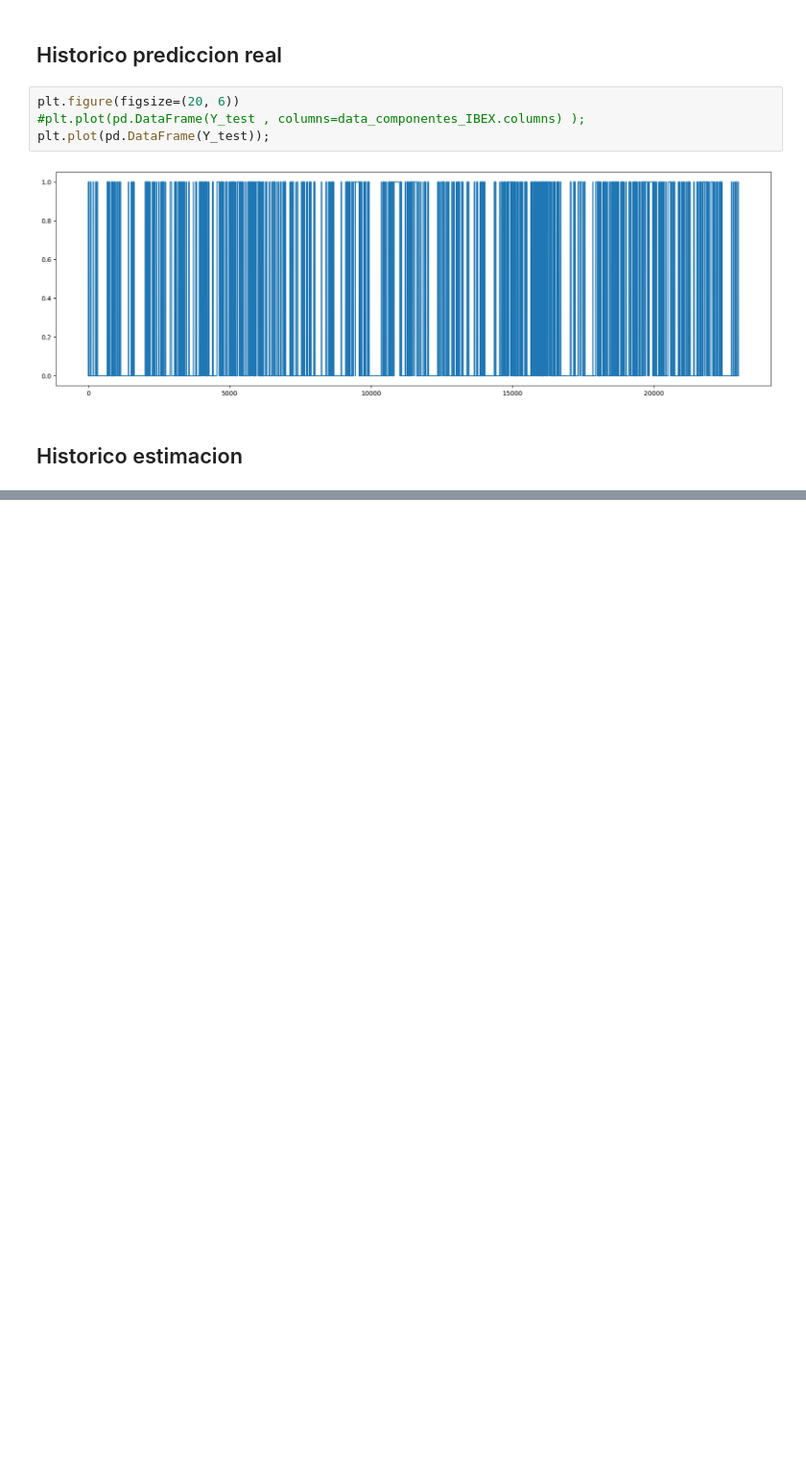
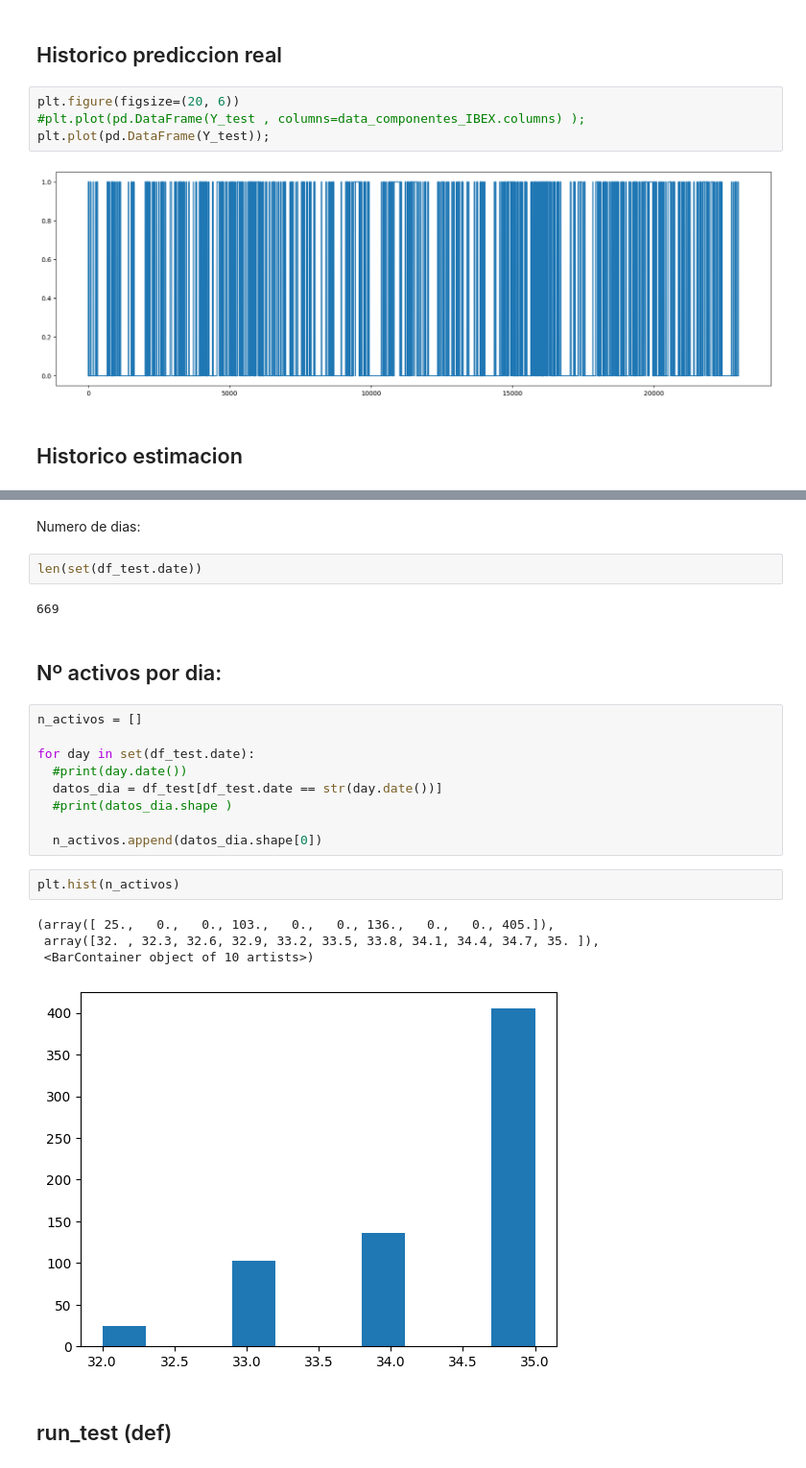
Before and after one commit to tintenderete/TFM, a Jupyter notebook: TFM__TABULAR_2.ipynb, the cells around one changed output, grey strips where cells are left out. Shown at 96% size. Cells and saved outputs as stored; diff of their text form; blank space fills up the shorter version.

```diff
--- a/TFM__TABULAR_2.ipynb
+++ b/TFM__TABULAR_2.ipynb
@@ -1148,0 +1091,26 @@ ver_comparacion(X_COMP_TEST, Y_REAL_FORWARD_SHARPE_TEST, Y_MACRO_REAL_FORWARD_SH
+# %% [markdown]
+Numero de dias:
+# %%
+len(set(df_test.date))
+# %% [output]
+669
+# %% [markdown]
+## Nº activos por dia:
+# %%
+n_activos = []
+
+for day in set(df_test.date):
+  #print(day.date())
+  datos_dia = df_test[df_test.date == str(day.date())]
+  #print(datos_dia.shape )
+
+  n_activos.append(datos_dia.shape[0])
+# %%
+plt.hist(n_activos)
+# %% [output]
+(array([ 25.,   0.,   0., 103.,   0.,   0., 136.,   0.,   0., 405.]),
+ array([32. , 32.3, 32.6, 32.9, 33.2, 33.5, 33.8, 34.1, 34.4, 34.7, 35. ]),
+ <BarContainer object of 10 artists>)
+[figure, added]
+# %% [markdown]
+## run_test (def)
```
Also changed, not shown: parts of 70 cells of this notebook.
